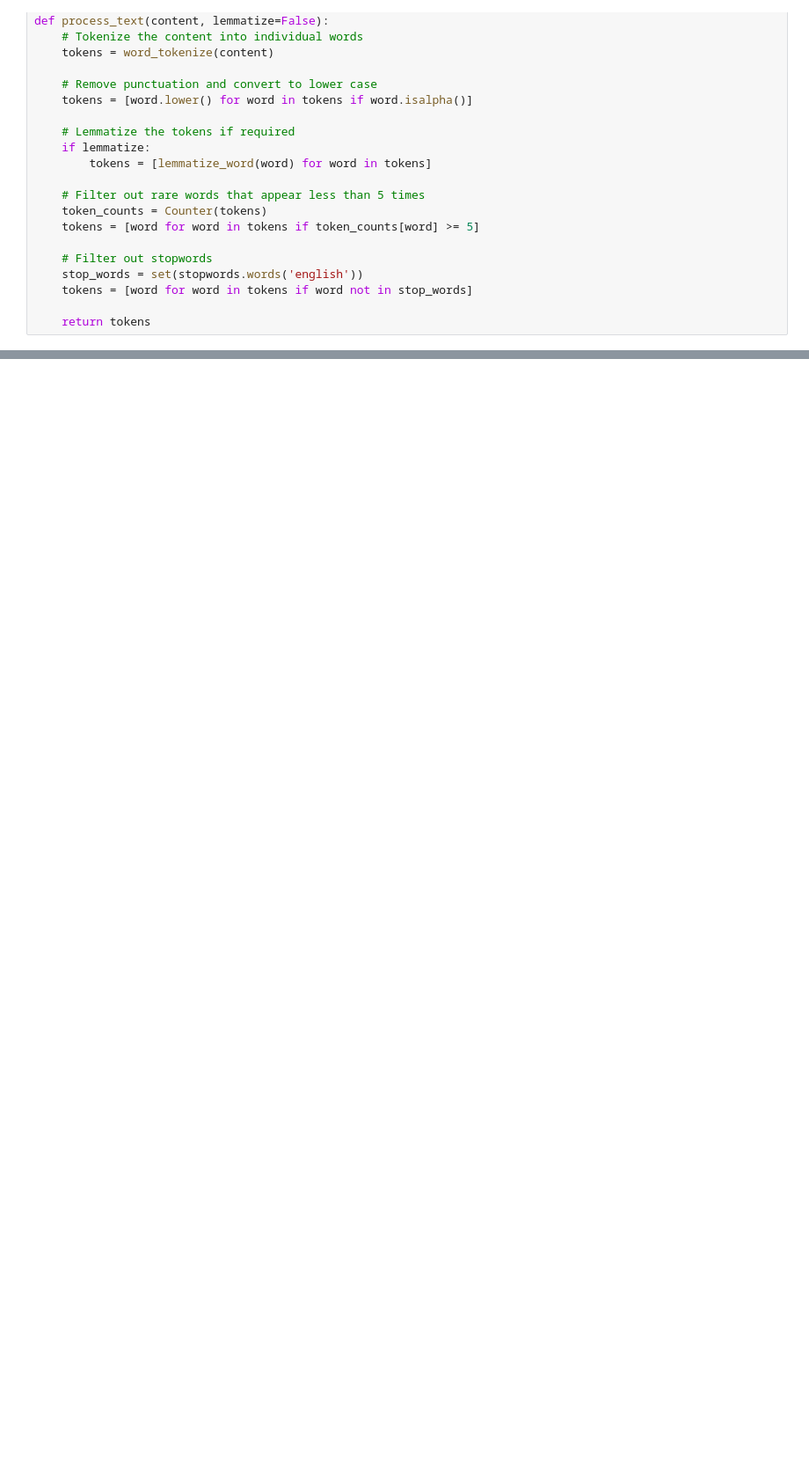
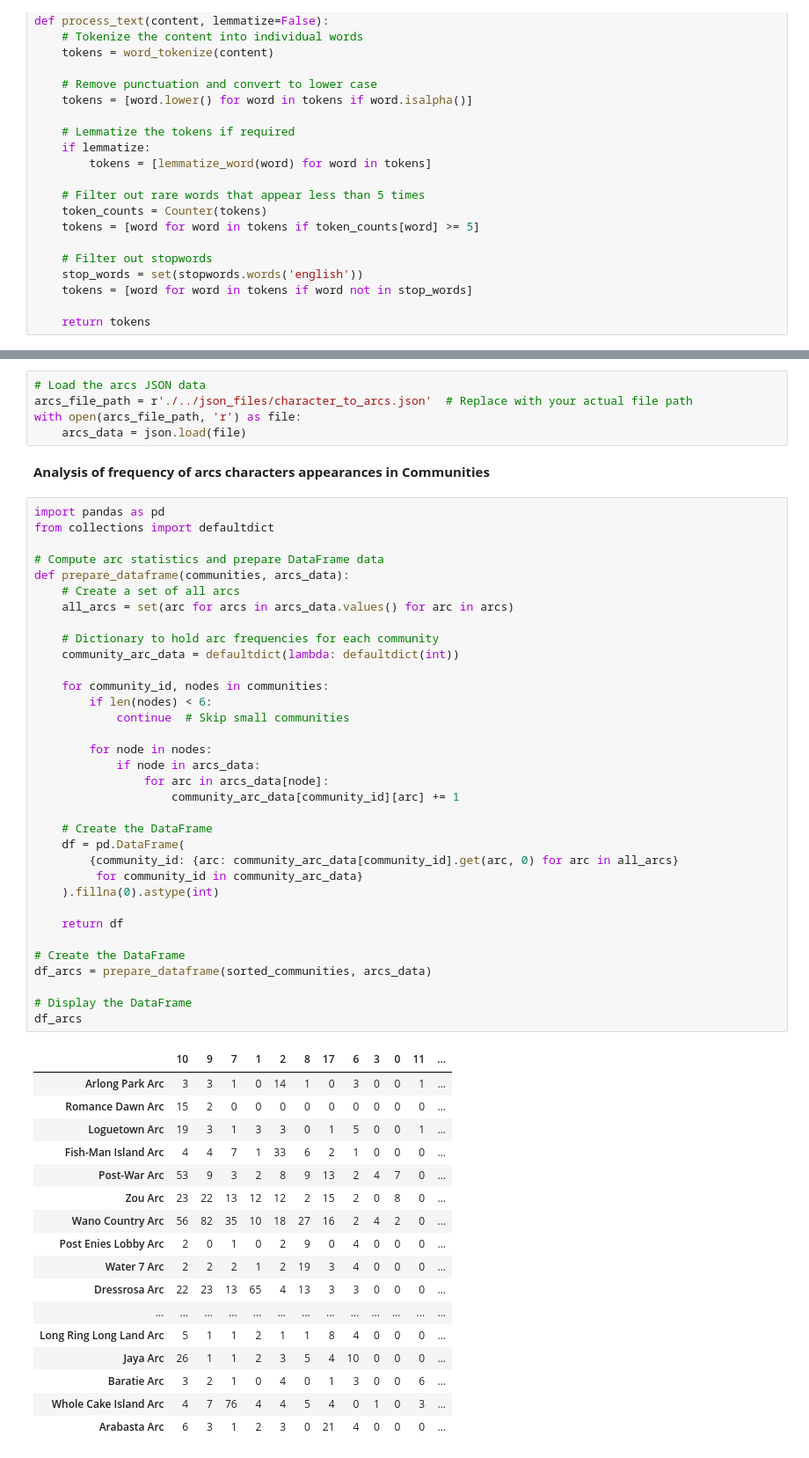
Before and after one commit to Qingwen-Zeng/Social-Graphs-and-Interactions-Final-Project, a Jupyter notebook: jupyter_notebooks/Communities Partition.ipynb, the cells around one changed output, grey strips where cells are left out. Shown at 88% size. Saved outputs shown, nothing was run; the diff lists cells and outputs as text; blank space fills up the shorter version.

Commit message:
Frequency Arc-Community table done

```diff
--- a/jupyter_notebooks/Communities Partition.ipynb
+++ b/jupyter_notebooks/Communities Partition.ipynb
@@ -219,0 +220,59 @@ plt.show()
+# %%
+# Load the arcs JSON data
+arcs_file_path = r'./../json_files/character_to_arcs.json'  # Replace with your actual file path
+with open(arcs_file_path, 'r') as file:
+    arcs_data = json.load(file)
+# %% [markdown]
+**Analysis of frequency of arcs characters appearances in Communities**
+# %%
+import pandas as pd
+from collections import defaultdict
+
+# Compute arc statistics and prepare DataFrame data
+def prepare_dataframe(communities, arcs_data):
+    # Create a set of all arcs
+    all_arcs = set(arc for arcs in arcs_data.values() for arc in arcs)
+
+    # Dictionary to hold arc frequencies for each community
+    community_arc_data = defaultdict(lambda: defaultdict(int))
+
+    for community_id, nodes in communities:
+        if len(nodes) < 6:
+            continue  # Skip small communities
+
+        for node in nodes:
+            if node in arcs_data:
+                for arc in arcs_data[node]:
+                    community_arc_data[community_id][arc] += 1
+
+    # Create the DataFrame
+    df = pd.DataFrame(
+        {community_id: {arc: community_arc_data[community_id].get(arc, 0) for arc in all_arcs}
+         for community_id in community_arc_data}
+    ).fillna(0).astype(int)
+
+    return df
+
+# Create the DataFrame
+df_arcs = prepare_dataframe(sorted_communities, arcs_data)
+
+# Display the DataFrame
+df_arcs
+# %% [output]
+|  | 10 | 9 | 7 | 1 | 2 | 8 | 17 | 6 | 3 | 0 | 11 | ... |
+| Arlong Park Arc | 3 | 3 | 1 | 0 | 14 | 1 | 0 | 3 | 0 | 0 | 1 | ... |
+| Romance Dawn Arc | 15 | 2 | 0 | 0 | 0 | 0 | 0 | 0 | 0 | 0 | 0 | ... |
+| Loguetown Arc | 19 | 3 | 1 | 3 | 3 | 0 | 1 | 5 | 0 | 0 | 1 | ... |
+| Fish-Man Island Arc | 4 | 4 | 7 | 1 | 33 | 6 | 2 | 1 | 0 | 0 | 0 | ... |
+| Post-War Arc | 53 | 9 | 3 | 2 | 8 | 9 | 13 | 2 | 4 | 7 | 0 | ... |
+| Zou Arc | 23 | 22 | 13 | 12 | 12 | 2 | 15 | 2 | 0 | 8 | 0 | ... |
+| Wano Country Arc | 56 | 82 | 35 | 10 | 18 | 27 | 16 | 2 | 4 | 2 | 0 | ... |
+| Post Enies Lobby Arc | 2 | 0 | 1 | 0 | 2 | 9 | 0 | 4 | 0 | 0 | 0 | ... |
+| Water 7 Arc | 2 | 2 | 2 | 1 | 2 | 19 | 3 | 4 | 0 | 0 | 0 | ... |
+| Dressrosa Arc | 22 | 23 | 13 | 65 | 4 | 13 | 3 | 3 | 0 | 0 | 0 | ... |
+| ... | ... | ... | ... | ... | ... | ... | ... | ... | ... | ... | ... | ... |
+| Long Ring Long Land Arc | 5 | 1 | 1 | 2 | 1 | 1 | 8 | 4 | 0 | 0 | 0 | ... |
+| Jaya Arc | 26 | 1 | 1 | 2 | 3 | 5 | 4 | 10 | 0 | 0 | 0 | ... |
+| Baratie Arc | 3 | 2 | 1 | 0 | 4 | 0 | 1 | 3 | 0 | 0 | 6 | ... |
+| Whole Cake Island Arc | 4 | 7 | 76 | 4 | 4 | 5 | 4 | 0 | 1 | 0 | 3 | ... |
+| Arabasta Arc | 6 | 3 | 1 | 2 | 3 | 0 | 21 | 4 | 0 | 0 | 0 | ... |
```
Also changed, not shown: parts of 4 cells of this notebook.
